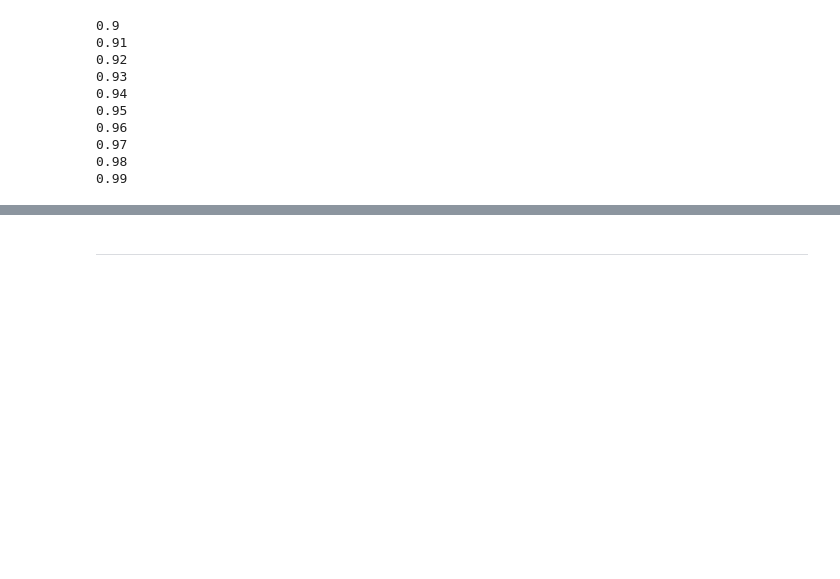
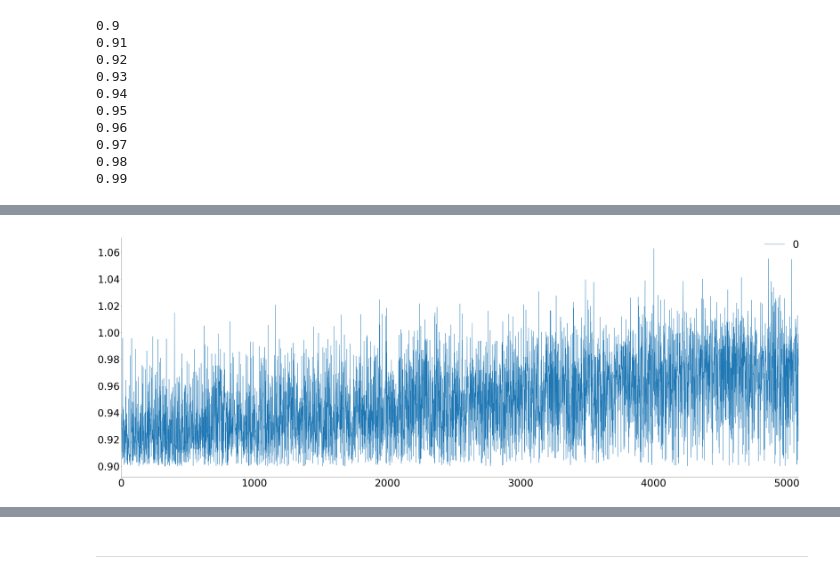
Before and after one commit to GeorgeHockey/metrics-formal-coursework, a Jupyter notebook: problem_2_v2.ipynb, the cells around one changed output, grey strips where cells are left out. Saved outputs shown, nothing was run; the diff lists cells and outputs as text; code cells hidden in the pictures; blank space fills up the shorter version.

```diff
--- a/problem_2_v2.ipynb
+++ b/problem_2_v2.ipynb
@@ -161 +205,5 @@ plot(app_dist)
+# %%
+plot(pd.DataFrame(theta_100_ninety))
+# %% [output]
+[figure, added]
 # %%
```
Also changed, not shown: parts of 23 cells of this notebook.
